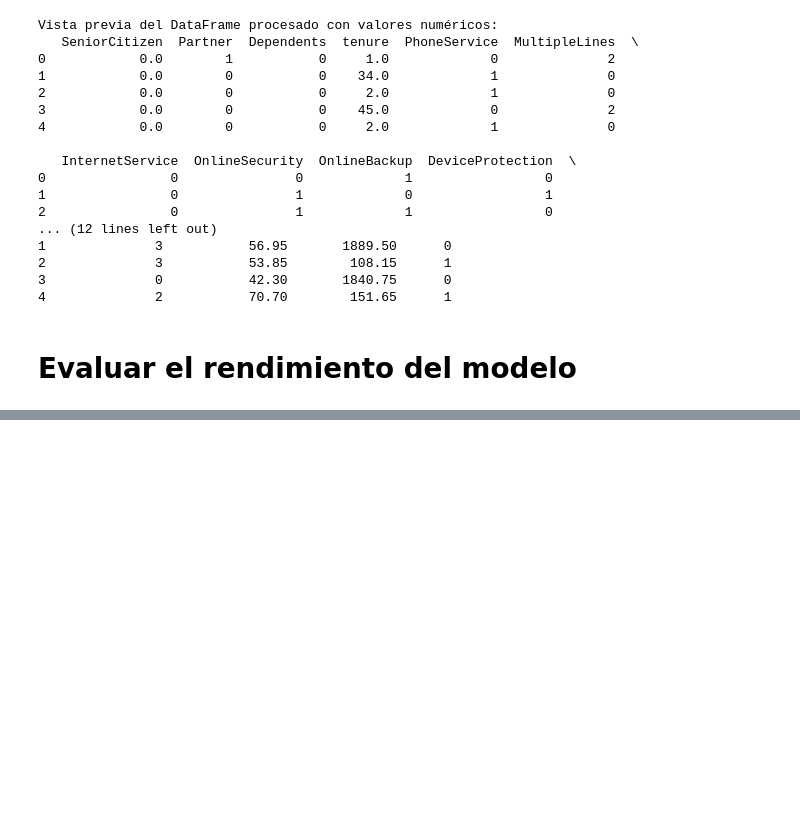
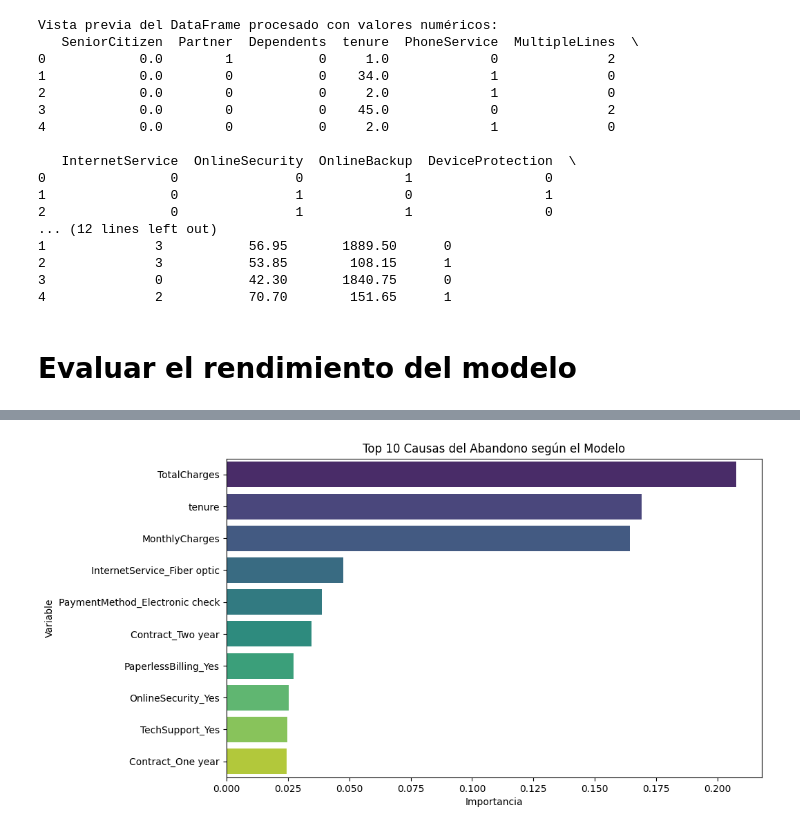
Before and after one commit to PALACIOS1259/Cienciadedatos, a Jupyter notebook: Untitled.ipynb, the cells around one changed output, grey strips where cells are left out. Cells and saved outputs as stored; diff of their text form; code cells hidden in the pictures; blank space fills up the shorter version.

```diff
--- a/Untitled.ipynb
+++ b/Untitled.ipynb
@@ -393,0 +456,80 @@ Vista previa del DataFrame procesado con valores numéricos:
+# %%
+import pandas as pd
+import numpy as np
+from sklearn.model_selection import train_test_split
+from sklearn.ensemble import RandomForestClassifier
+from sklearn.impute import SimpleImputer
+from sklearn.metrics import accuracy_score, precision_score, recall_score, f1_score, confusion_matrix, classification_report
+import matplotlib.pyplot as plt
+import seaborn as sns
+
+# 1. Cargar datos
+df = pd.read_csv('telecom.csv')
+
+# 2. Eliminar columnas irrelevantes
+cols_drop = ['customerID', 'gender']  # Puedes agregar más si lo consideras necesario
+df = df.drop(columns=cols_drop)
+
+# 3. Imputar valores nulos en columnas numéricas
+num_cols = df.select_dtypes(include=[np.number]).columns
+imputer = SimpleImputer(strategy='median')
+df[num_cols] = imputer.fit_transform(df[num_cols])
+
+# 4. Eliminar o imputar nulos en columnas categóricas
+cat_cols = df.select_dtypes(include=['object']).columns.drop('Churn')
+df[cat_cols] = df[cat_cols].fillna('Unknown')
+
+# 5. Codificar variables categóricas
+df = pd.get_dummies(df, columns=cat_cols, drop_first=True)
+
+# 6. Preparar variables predictoras y objetivo
+X = df.drop('Churn', axis=1)
+y = df['Churn'].map({'Yes': 1, 'No': 0})  # Convierte a binario
+
+# 7. Separar en train y test
+X_train, X_test, y_train, y_test = train_test_split(X, y, test_size=0.2, random_state=42, stratify=y)
+
+# 8. Entrenar modelo RandomForest
+model = RandomForestClassifier(random_state=42, n_estimators=200)
+model.fit(X_train, y_train)
+
+# 9. Evaluación del modelo
+y_pred = model.predict(X_test)
+
+accuracy = accuracy_score(y_test, y_pred)
+precision = precision_score(y_test, y_pred)
+recall = recall_score(y_test, y_pred)
+f1 = f1_score(y_test, y_pred)
+cm = confusion_matrix(y_test, y_pred)
+cr = classification_report(y_test, y_pred)
+
+print("="*40)
+print("      Métricas de Rendimiento del Modelo")
+print("="*40)
+print(f"Accuracy : {accuracy:.4f}")
+print(f"Precision: {precision:.4f}")
+print(f"Recall   : {recall:.4f}")
+print(f"F1 Score : {f1:.4f}")
+print("-"*40)
+print("Matriz de Confusión:")
+print(cm)
+print("-"*40)
+print("Reporte de Clasificación:")
+print(cr)
+print("="*40)
+
+# 10. Importancia de variables (causas del abandono)
+importances = pd.Series(model.feature_importances_, index=X.columns)
+importances = importances.sort_values(ascending=False)
+
+print("\nPrincipales causas del abandono (importancia del modelo):")
+print(importances.head(10))
+
+# 11. Visualización de importancias
+plt.figure(figsize=(10,6))
+sns.barplot(x=importances.head(10), y=importances.head(10).index, palette="viridis")
+plt.title('Top 10 Causas del Abandono según el Modelo')
+plt.xlabel('Importancia')
+plt.ylabel('Variable')
+plt.show()
+# %% [output]
@@ -393,0 +556 @@ Vista previa del DataFrame procesado con valores numéricos:
+[figure, added]
```
Also changed, not shown: parts of 6 cells of this notebook.
